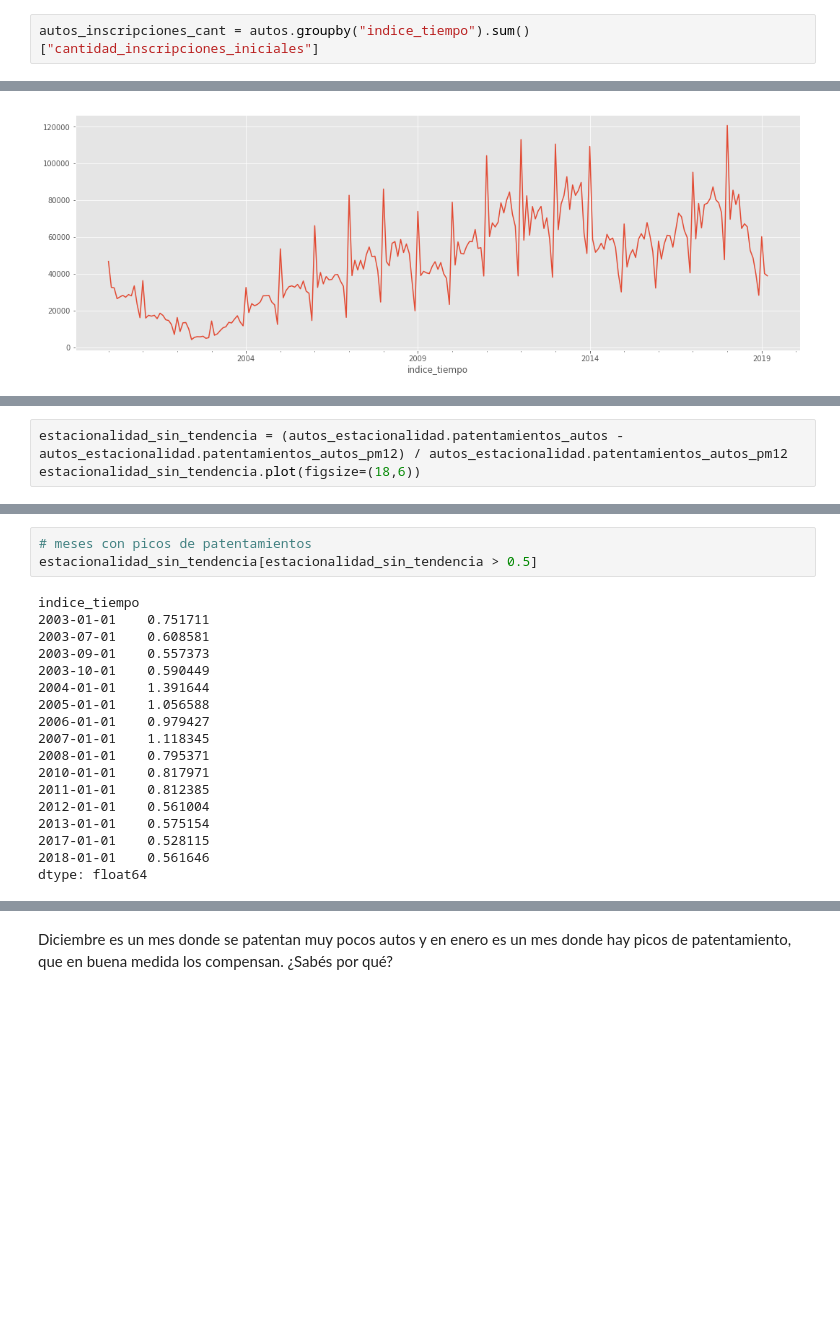
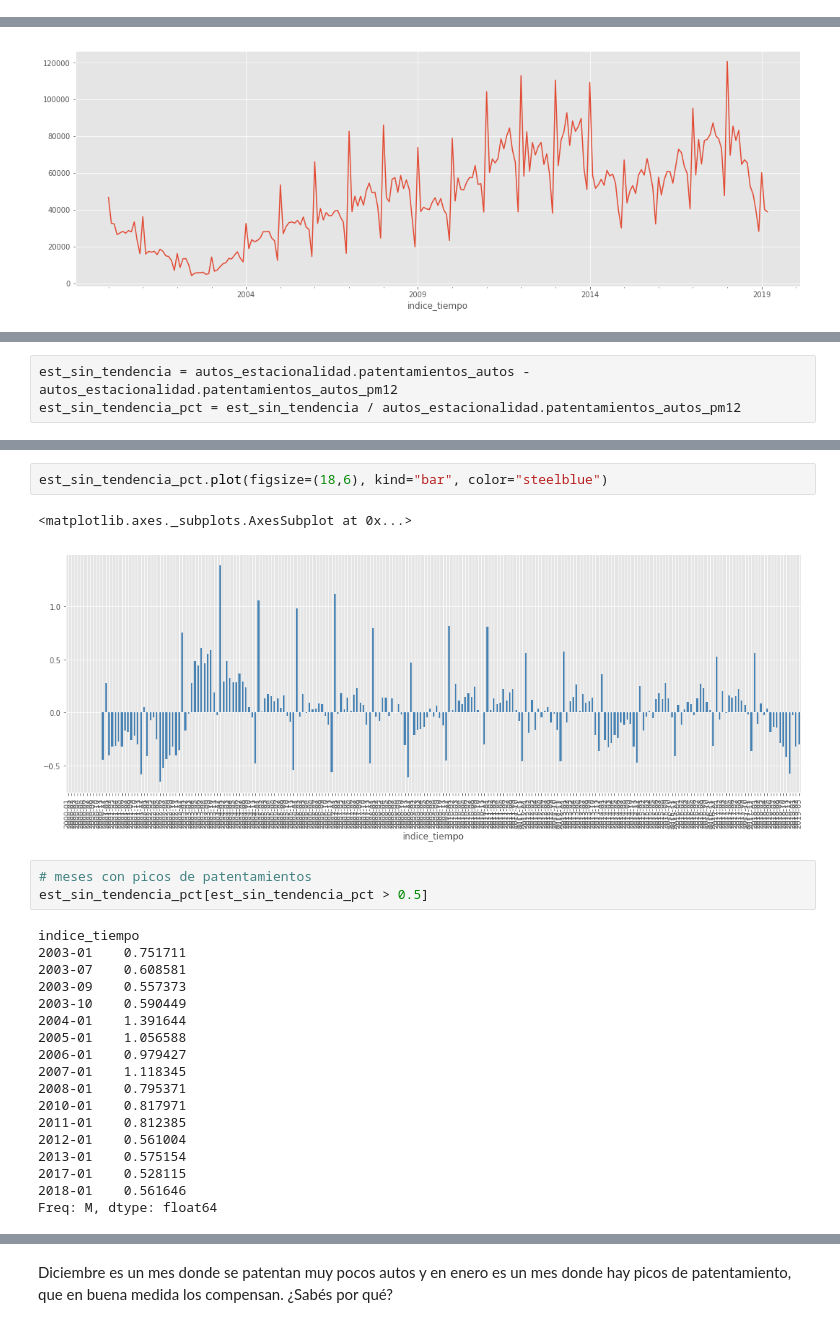
Before and after one commit to abenassi/analisis-datos-python, a Jupyter notebook: exploracion-general.ipynb, the cells around one changed output, grey strips where cells are left out. Cells and saved outputs as stored; diff of their text form; blank space fills up the shorter version.

```diff
--- a/exploracion-general.ipynb
+++ b/exploracion-general.ipynb
@@ -187,8 +256,6 @@ autos["indice_tiempo"] = autos.apply(crear_indice_tiempo, axis=1)
 Ahora tenés que agrupar los datos sumando patentamientos de todas las provincias por mes. Pero vos ya sabés hacer esto.
 
 **Ejercicio (obligatorio)**: crear la variable `autos_inscripciones_cant` que sea la cantidad total de patentamientos por mes que se hacen en la Argentina. Hint: recordá que ya creaste un `indice_tiempo` que es mensual, que tenés que usar la función `.sum()` y que la variable con la que te querés quedar es `cantidad_inscripciones_iniciales`.
-# %%
-autos_inscripciones_cant = autos.groupby("indice_tiempo").sum()["cantidad_inscripciones_iniciales"]
 # %%
 autos_inscripciones_cant.plot(figsize=(18,6))
 # %% [output]
@@ -208,3 +302,3 @@ autos_estacionalidad.plot(figsize=(18,6))
 # %%
-estacionalidad_sin_tendencia = (autos_estacionalidad.patentamientos_autos - autos_estacionalidad.patentamientos_autos_pm12) / autos_estacionalidad.patentamientos_autos_pm12
-estacionalidad_sin_tendencia.plot(figsize=(18,6))
+est_sin_tendencia = autos_estacionalidad.patentamientos_autos - autos_estacionalidad.patentamientos_autos_pm12
+est_sin_tendencia_pct = est_sin_tendencia / autos_estacionalidad.patentamientos_autos_pm12
@@ -214,23 +325,28 @@ estacionalidad_sin_tendencia.plot(figsize=(18,6))
+# %%
+est_sin_tendencia_pct.plot(figsize=(18,6), kind="bar", color="steelblue")
+# %% [output]
+<matplotlib.axes._subplots.AxesSubplot at 0x...>
+[figure, added]
 # %%
 # meses con picos de patentamientos
-estacionalidad_sin_tendencia[estacionalidad_sin_tendencia > 0.5]
+est_sin_tendencia_pct[est_sin_tendencia_pct > 0.5]
 # %% [output]
 indice_tiempo
-2003-01-01    0.751711
-2003-07-01    0.608581
-2003-09-01    0.557373
-2003-10-01    0.590449
-2004-01-01    1.391644
-2005-01-01    1.056588
-2006-01-01    0.979427
-2007-01-01    1.118345
-2008-01-01    0.795371
-2010-01-01    0.817971
-2011-01-01    0.812385
-2012-01-01    0.561004
-2013-01-01    0.575154
-2017-01-01    0.528115
-2018-01-01    0.561646
-dtype: float64
+2003-01    0.751711
+2003-07    0.608581
+2003-09    0.557373
+2003-10    0.590449
+2004-01    1.391644
+2005-01    1.056588
+2006-01    0.979427
+2007-01    1.118345
+2008-01    0.795371
+2010-01    0.817971
+2011-01    0.812385
+2012-01    0.561004
+2013-01    0.575154
+2017-01    0.528115
+2018-01    0.561646
+Freq: M, dtype: float64
 # %%
 # meses con pisos de patentamientos
```
Also changed, not shown: parts of 33 cells of this notebook.
